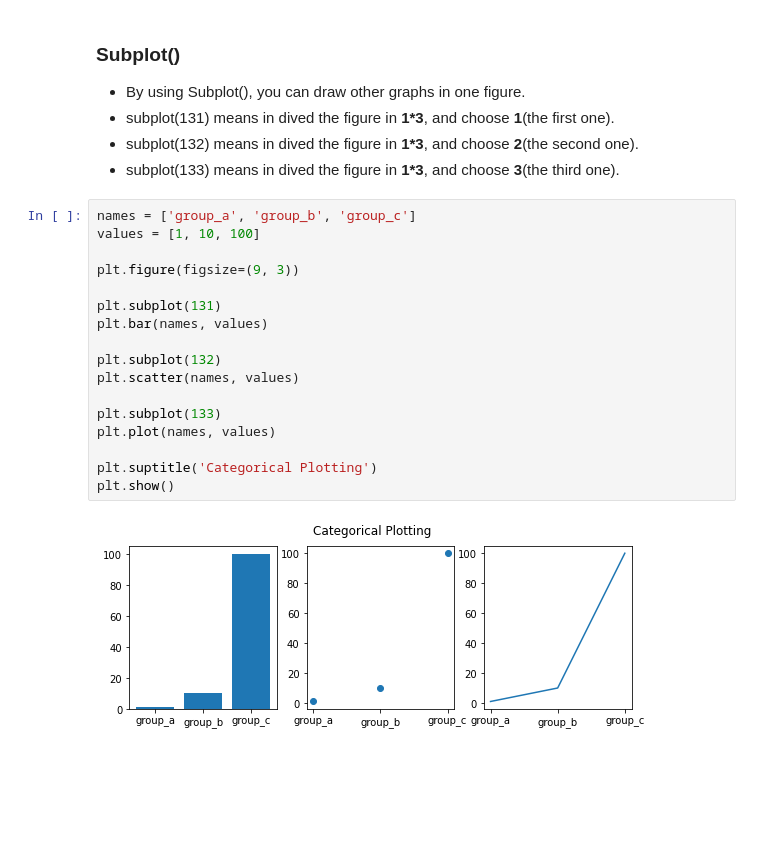
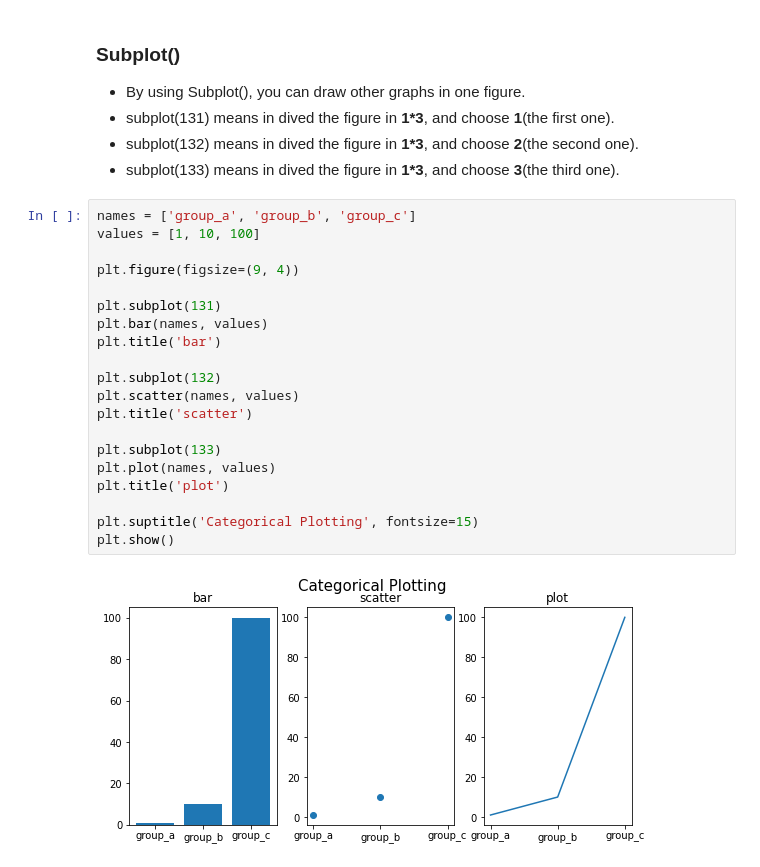
Before and after one commit to enjoy-365/AI_Programming_2022, a Jupyter notebook: week2/2.1) matplotlib.pyplot.ipynb, the cells around one changed output. Cells and saved outputs as stored; diff of their text form; blank space fills up the shorter version.

```diff
--- a/week2/2.1) matplotlib.pyplot.ipynb
+++ b/week2/2.1) matplotlib.pyplot.ipynb
@@ -113,19 +112,22 @@ plt.show()
 # %%
 names = ['group_a', 'group_b', 'group_c']
 values = [1, 10, 100]
 
-plt.figure(figsize=(9, 3))
+plt.figure(figsize=(9, 4))
 
 plt.subplot(131)
 plt.bar(names, values)
+plt.title('bar')
 
 plt.subplot(132)
 plt.scatter(names, values)
+plt.title('scatter')
 
 plt.subplot(133)
 plt.plot(names, values)
+plt.title('plot')
 
-plt.suptitle('Categorical Plotting')
+plt.suptitle('Categorical Plotting', fontsize=15)
 plt.show()
 # %% [output]
-[figure, old version]
+[figure, new version]
```
Also changed, not shown: parts of 2 cells of this notebook.
